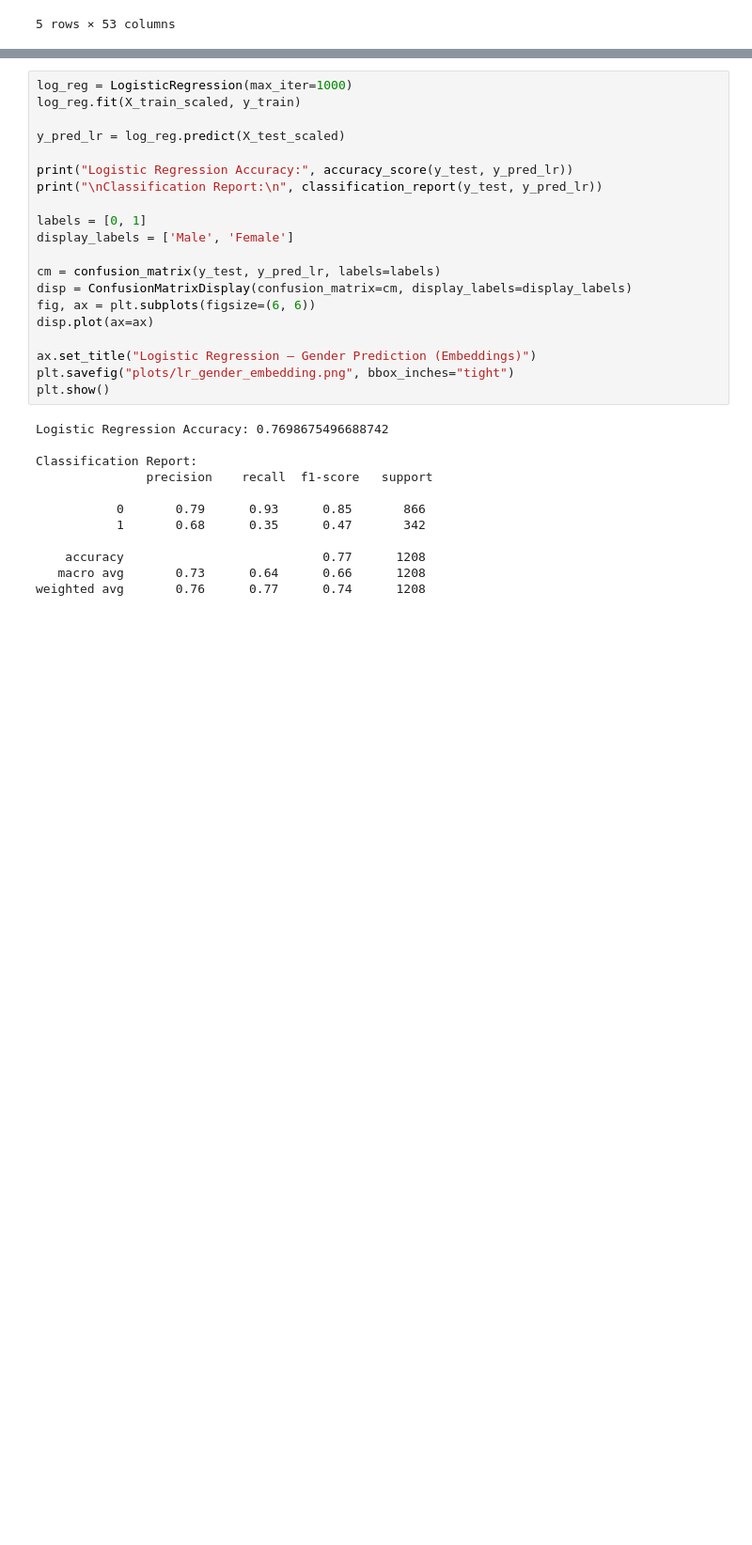
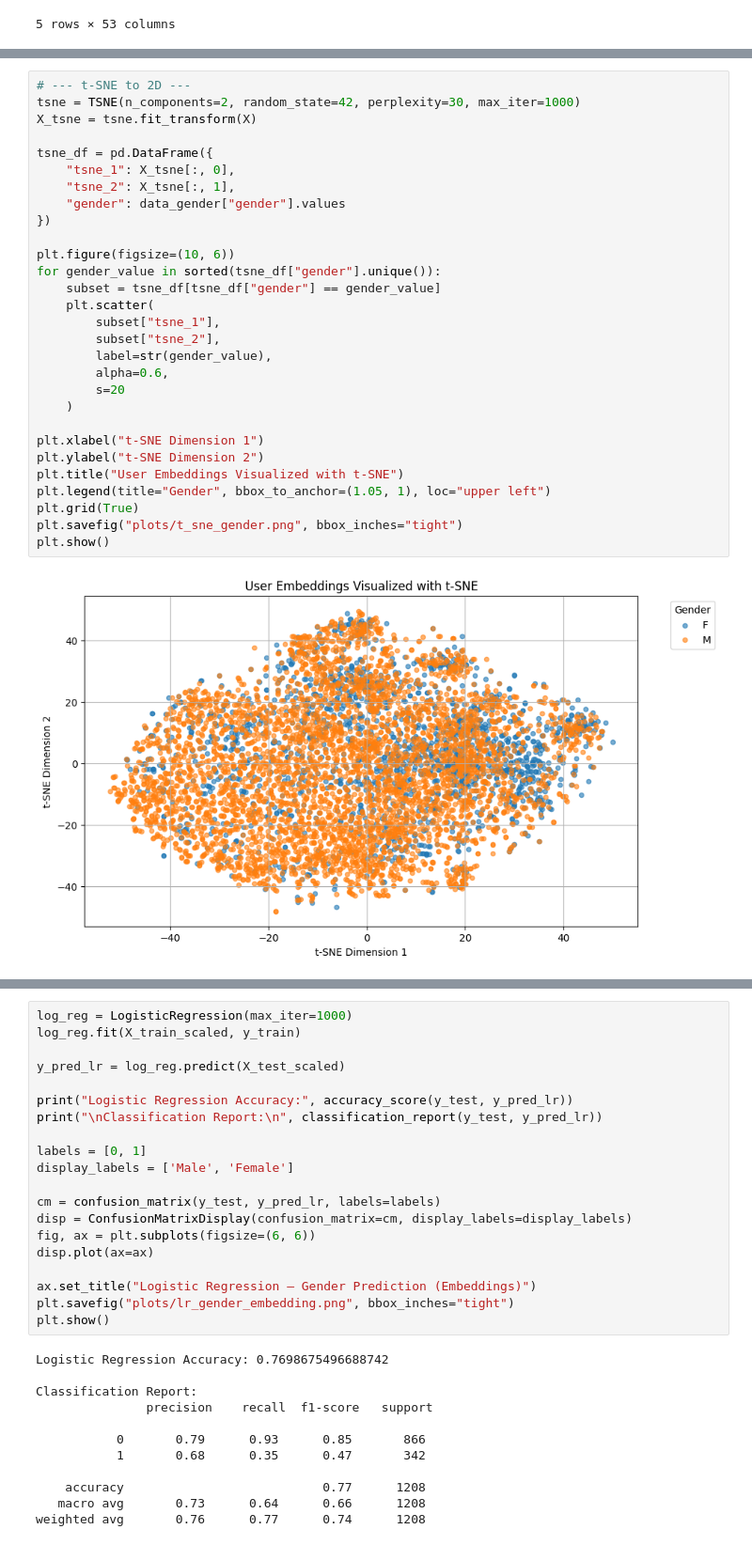
Before and after one commit to akimdavidov671/user-demographics-prediction-movielens, a Jupyter notebook: embeddings_and_matrix_factorization(stage2).ipynb, the cells around one changed output, grey strips where cells are left out. Shown at 94% size. Cells and saved outputs as stored; diff of their text form; blank space fills up the shorter version.

```diff
--- a/embeddings_and_matrix_factorization(stage2).ipynb
+++ b/embeddings_and_matrix_factorization(stage2).ipynb
@@ -391,2 +430,33 @@ Dataset shape: (6040, 53)
+# %%
+# --- t-SNE to 2D ---
+tsne = TSNE(n_components=2, random_state=42, perplexity=30, max_iter=1000)
+X_tsne = tsne.fit_transform(X)
+
+tsne_df = pd.DataFrame({
+    "tsne_1": X_tsne[:, 0],
+    "tsne_2": X_tsne[:, 1],
+    "gender": data_gender["gender"].values
+})
+
+plt.figure(figsize=(10, 6))
+for gender_value in sorted(tsne_df["gender"].unique()):
+    subset = tsne_df[tsne_df["gender"] == gender_value]
+    plt.scatter(
+        subset["tsne_1"],
+        subset["tsne_2"],
+        label=str(gender_value),
+        alpha=0.6,
+        s=20
+    )
+
+plt.xlabel("t-SNE Dimension 1")
+plt.ylabel("t-SNE Dimension 2")
+plt.title("User Embeddings Visualized with t-SNE")
+plt.legend(title="Gender", bbox_to_anchor=(1.05, 1), loc="upper left")
+plt.grid(True)
+plt.savefig("plots/t_sne_gender.png", bbox_inches="tight")
+plt.show()
+# %% [output]
+[figure, added]
 # %%
 # Features = latent embeddings
```
Also changed, not shown: parts of 2 cells of this notebook.
